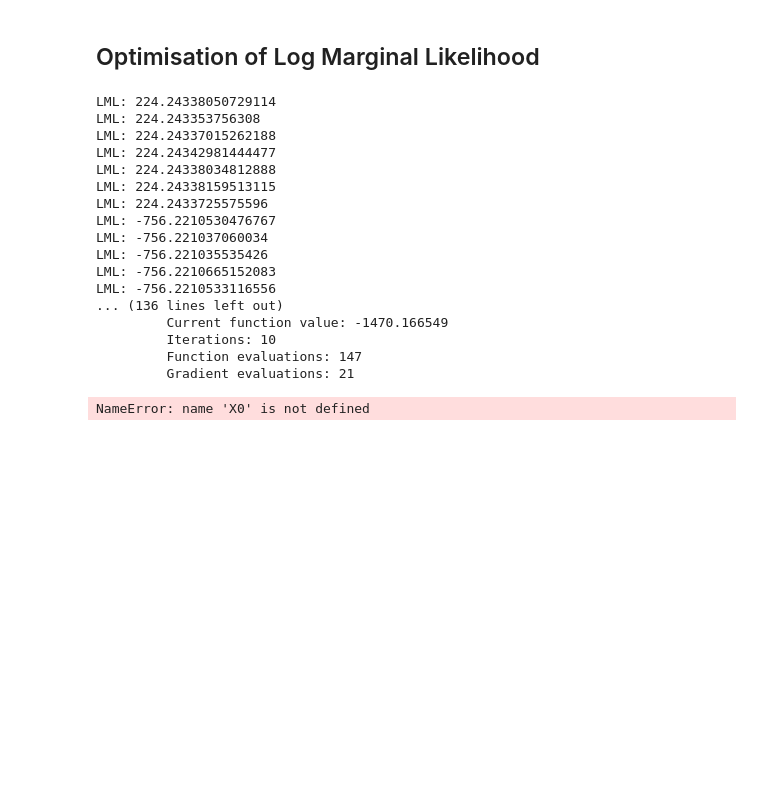
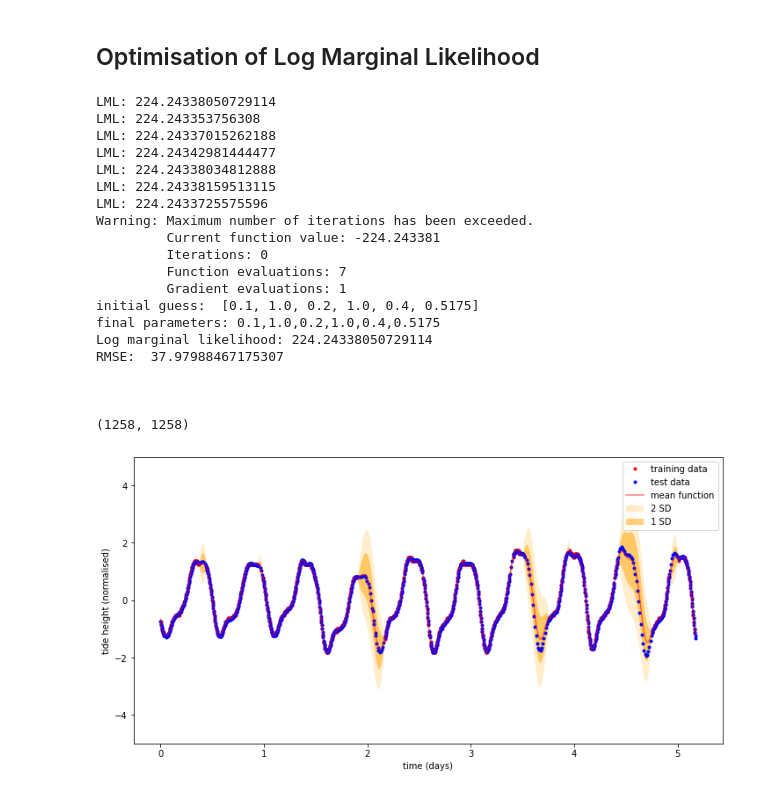
Before and after one commit to alex-stephens/AIMS-DEI, a Jupyter notebook: AIMS_CDT_DEI.ipynb, the cells around one changed output. Drawn from its saved outputs; the diff is of its cells as text; code cells hidden in the pictures; blank space fills up the shorter version.

Commit message:
Initial working lookahead code

```diff
--- a/AIMS_CDT_DEI.ipynb
+++ b/AIMS_CDT_DEI.ipynb
@@ -106,14 +112,11 @@ Log marginal likelihood: 224.24338050729114
 # %% [markdown]
 ## Optimisation of Log Marginal Likelihood
 # %%
-# Plot width and height in inches
-width, height = 12,6
-pylab.rcParams['figure.figsize'] = width, height
-
-# Input data
+# Input data for GP
 X = t
 Y = y
-Xs = np.linspace(-1, 6, 500).reshape(-1,1)
+# Xs = np.linspace(-1, 6, 500).reshape(-1,1)
+Xs = ttrue
 
 # Initial guess for model parameters
 jitter = 0.1
@@ -127,7 +130,7 @@ p_per = 0.5175
 
 init_guess = [jitter, sigma_rbf, L_rbf, sigma_per, L_per, p_per]
 
-max_iter = 10
+max_iter = 0
 result = minimize(
     optimizerFunction,
     init_guess,
@@ -136,42 +139,51 @@ result = minimize(
     tol=0.01,
     options={"maxiter":max_iter, "disp":True})
 # optimize.minimize(
 
 print("initial guess: ", init_guess)
 
-print("final parameters:", end='')
+print("final parameters: ", end='')
 print(*result.x, sep=',')
 
 # Build the kernel function
 params = result.x
 kernel = buildKernel(params)
 
 # Mean and covariance functions
 mu = np.zeros(len(X))
 K = kernel(X, X)
 
 # Posterior predictive distribution
 mu, sigma, LML = getPosteriorPredictive(X, Y, Xs, kernel, jitter)
+
+# Compute RMSE
+RMSE = getRMSE(mu, ytrue)
+
+# Printouts
 print("Log marginal likelihood:", LML)
+print('RMSE: ', RMSE)
 
 # Visualisation
 plotTides(Xs, mu, sigma, t, y, ttrue, ytrue)
 # %% [output]
 LML: 224.24338050729114
 LML: 224.243353756308
 LML: 224.24337015262188
 LML: 224.24342981444477
 LML: 224.24338034812888
 LML: 224.24338159513115
 LML: 224.2433725575596
-LML: -756.2210530476767
-LML: -756.221037060034
-LML: -756.221035535426
-LML: -756.2210665152083
-LML: -756.2210533116556
-... (136 lines left out)
-         Current function value: -1470.166549
-         Iterations: 10
-         Function evaluations: 147
-         Gradient evaluations: 21
+Warning: Maximum number of iterations has been exceeded.
+         Current function value: -224.243381
+         Iterations: 0
+         Function evaluations: 7
+         Gradient evaluations: 1
+initial guess:  [0.1, 1.0, 0.2, 1.0, 0.4, 0.5175]
+final parameters: 0.1,1.0,0.2,1.0,0.4,0.5175
+Log marginal likelihood: 224.24338050729114
+RMSE:  37.97988467175307
+
+
+
+(1258, 1258)
-NameError: name 'X0' is not defined
+[figure, added]
```
Also changed, not shown: parts of 4 cells of this notebook, 2 other files.
